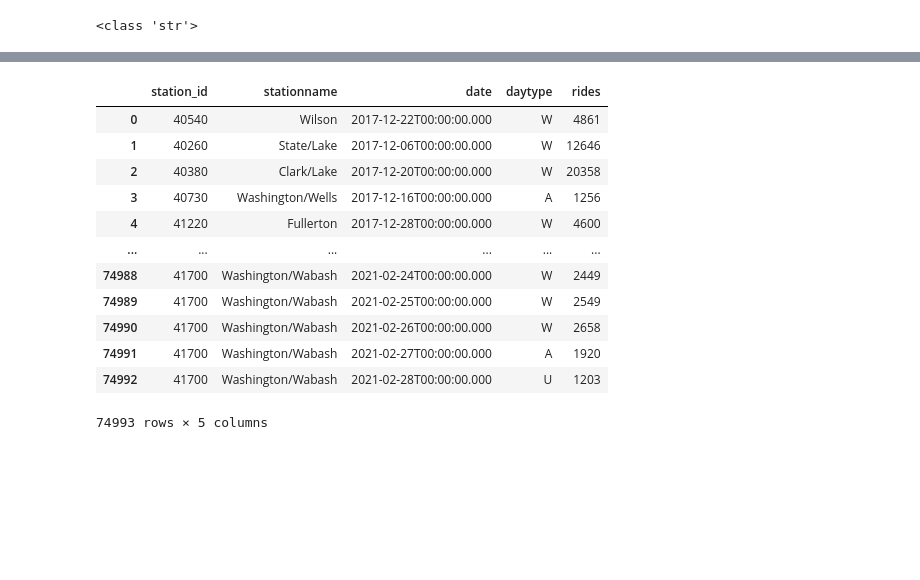
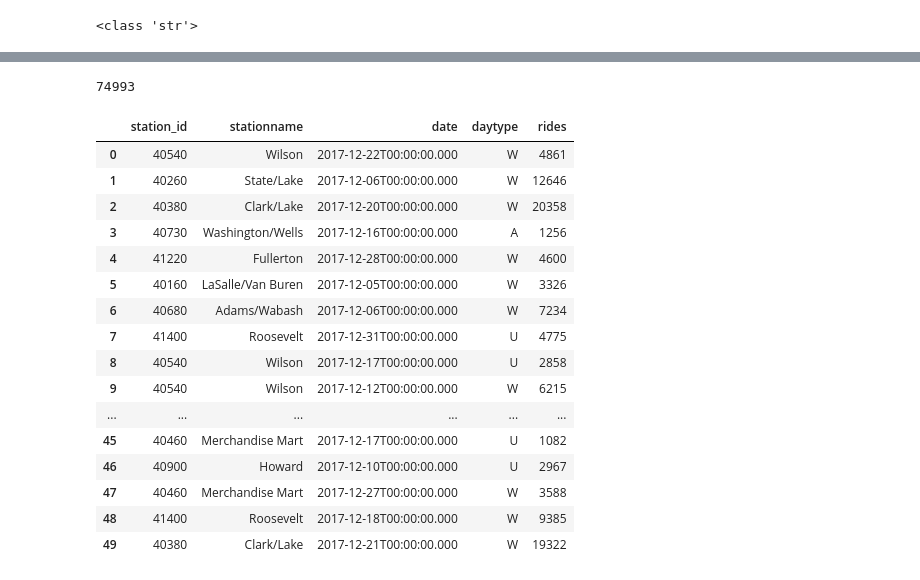
Before and after one commit to scarletstudio/transithealth, a Jupyter notebook: notebooks/ashklover/cta_train_data_transformations.ipynb, the cells around one changed output, grey strips where cells are left out. Drawn from its saved outputs; the diff is of its cells as text; code cells hidden in the pictures; blank space fills up the shorter version.

```diff
--- a/notebooks/ashklover/cta_train_data_transformations.ipynb
+++ b/notebooks/ashklover/cta_train_data_transformations.ipynb
@@ -73,31 +75,37 @@ df[1:50]
 # %%
 dataset_json_url = "https://data.cityofchicago.org/resource/5neh-572f.json"
 query = """
 SELECT
     station_id,
     stationname,
     date,
     daytype,
     rides
 WHERE
     date >= "2001-01-01" AND date <= "2021-02-28" AND
     stationname IN ('Howard', 'Wilson', 'Belmont', 'Fullerton', 'Merchandise Mart', 'Ashland', 'Roosevelt', 'Clinton', 'Clark/Lake', 'State/Lake', 'Lake', 'Washington', 'Washington/Wabash', 'Adams/Wabash', 'Jackson', 'Harold Washington Library', 'LaSalle/Van Buren', 'Quincy', 'Washington/Wells')
-LIMIT 105000
+LIMIT 75000
 """
-r = requests.get(dataset_json_url, params={"$query": query})
-df = pd.DataFrame(r.json())
-df
+r2 = requests.get(dataset_json_url, params={"$query": query})
+df2 = pd.DataFrame(r2.json())
+print(df2.shape[0])
+df2[0:50]
 # %% [output]
+74993
 |  | station_id | stationname | date | daytype | rides |
 | 0 | 40540 | Wilson | 2017-12-22T00:00:00.000 | W | 4861 |
 | 1 | 40260 | State/Lake | 2017-12-06T00:00:00.000 | W | 12646 |
 | 2 | 40380 | Clark/Lake | 2017-12-20T00:00:00.000 | W | 20358 |
 | 3 | 40730 | Washington/Wells | 2017-12-16T00:00:00.000 | A | 1256 |
 | 4 | 41220 | Fullerton | 2017-12-28T00:00:00.000 | W | 4600 |
+| 5 | 40160 | LaSalle/Van Buren | 2017-12-05T00:00:00.000 | W | 3326 |
+| 6 | 40680 | Adams/Wabash | 2017-12-06T00:00:00.000 | W | 7234 |
+| 7 | 41400 | Roosevelt | 2017-12-31T00:00:00.000 | U | 4775 |
+| 8 | 40540 | Wilson | 2017-12-17T00:00:00.000 | U | 2858 |
+| 9 | 40540 | Wilson | 2017-12-12T00:00:00.000 | W | 6215 |
 | ... | ... | ... | ... | ... | ... |
-| 74988 | 41700 | Washington/Wabash | 2021-02-24T00:00:00.000 | W | 2449 |
-| 74989 | 41700 | Washington/Wabash | 2021-02-25T00:00:00.000 | W | 2549 |
-| 74990 | 41700 | Washington/Wabash | 2021-02-26T00:00:00.000 | W | 2658 |
-| 74991 | 41700 | Washington/Wabash | 2021-02-27T00:00:00.000 | A | 1920 |
-| 74992 | 41700 | Washington/Wabash | 2021-02-28T00:00:00.000 | U | 1203 |
+| 45 | 40460 | Merchandise Mart | 2017-12-17T00:00:00.000 | U | 1082 |
+| 46 | 40900 | Howard | 2017-12-10T00:00:00.000 | U | 2967 |
+| 47 | 40460 | Merchandise Mart | 2017-12-27T00:00:00.000 | W | 3588 |
+| 48 | 41400 | Roosevelt | 2017-12-18T00:00:00.000 | W | 9385 |
+| 49 | 40380 | Clark/Lake | 2017-12-21T00:00:00.000 | W | 19322 |
-74993 rows × 5 columns
```
Also changed, not shown: parts of 3 cells of this notebook, 7 other files.
